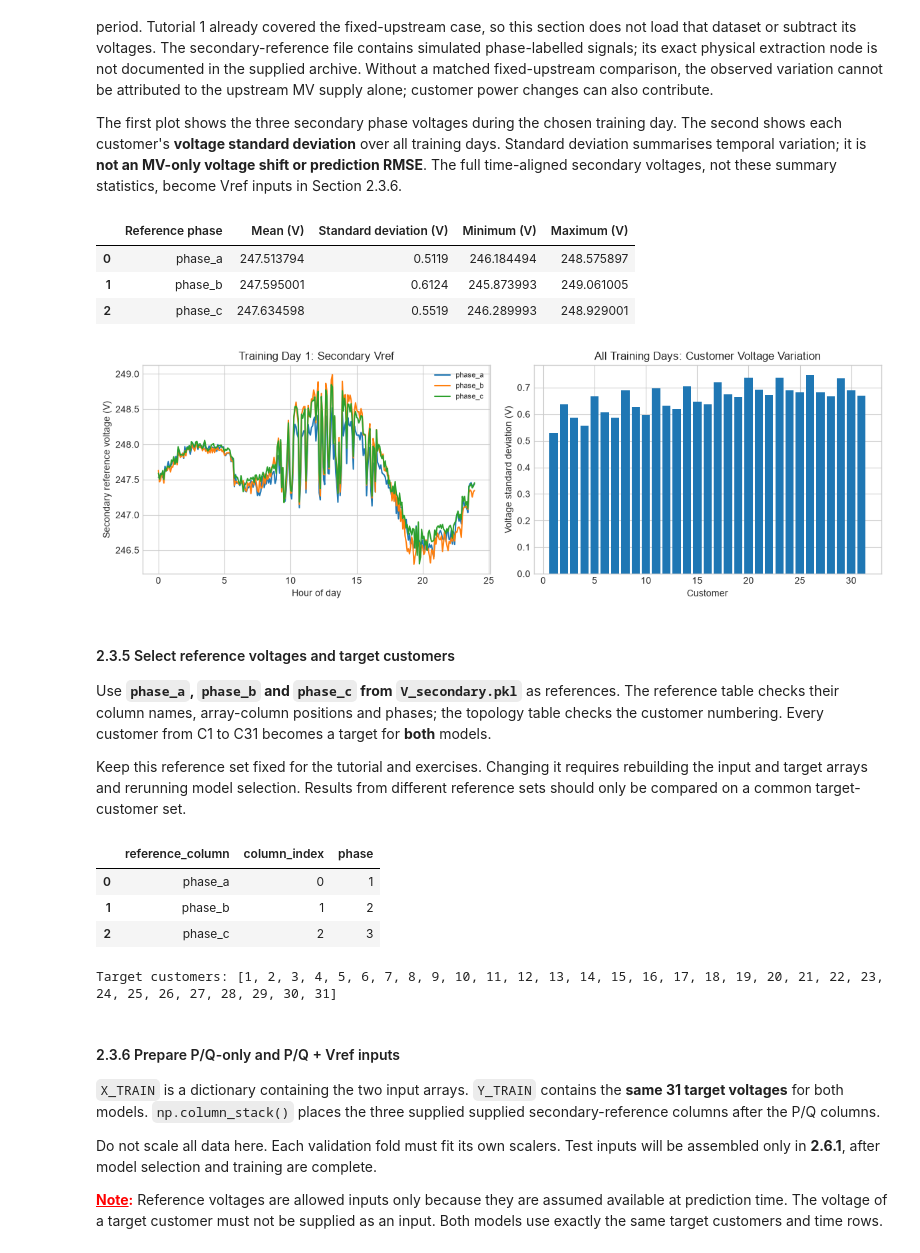
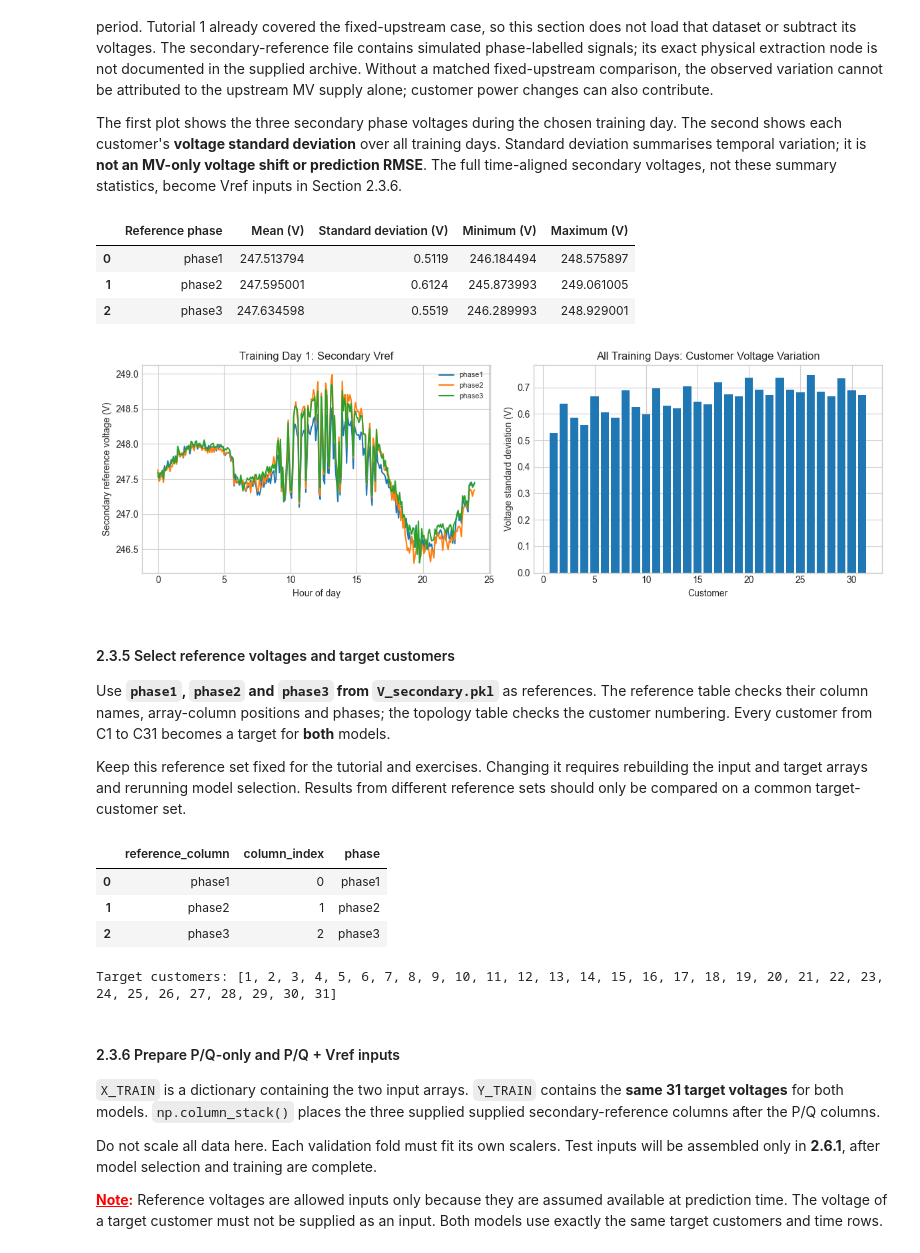
Before and after one commit to Team-Nando-Capstone/Capstone_project_2026_sem1, a Jupyter notebook: Tutorial_2_MV_Effects_Reference_Voltage/Tutorial_2_MV_Effects_Reference_Voltage.ipynb, the cells around one changed output. Saved outputs shown, nothing was run; the diff lists cells and outputs as text; code cells hidden in the pictures.

Commit message:
Update tutorial content and resources

```diff
--- a/Tutorial_2_MV_Effects_Reference_Voltage/Tutorial_2_MV_Effects_Reference_Voltage.ipynb
+++ b/Tutorial_2_MV_Effects_Reference_Voltage/Tutorial_2_MV_Effects_Reference_Voltage.ipynb
@@ -304,10 +308,17 @@ def read_dataframe(path, label):
 
 PQ_mv_tr_df = read_dataframe(data_files["PQ_mv_tr"], "PQ_mv_tr")
 V_mv_tr_df = read_dataframe(data_files["V_mv_tr"], "V_mv_tr")
-V_secondary_mv_tr_df = read_dataframe(data_files["V_secondary_mv_tr"], "V_secondary_mv_tr")
+V_secondary_mv_tr_df = read_dataframe(data_files["V_secondary_mv_tr"], "V_secondary_mv_tr").copy()
 PQ_mv_te_df = read_dataframe(data_files["PQ_mv_te"], "PQ_mv_te")
 V_mv_te_df = read_dataframe(data_files["V_mv_te"], "V_mv_te")
-V_secondary_mv_te_df = read_dataframe(data_files["V_secondary_mv_te"], "V_secondary_mv_te")
+V_secondary_mv_te_df = read_dataframe(data_files["V_secondary_mv_te"], "V_secondary_mv_te").copy()
+
+# Standardise the supplied three-column phase notation used throughout the tutorial.
+REFERENCE_PHASES = ["phase1", "phase2", "phase3"]
+for reference_frame in (V_secondary_mv_tr_df, V_secondary_mv_te_df):
+    if reference_frame.shape[1] != len(REFERENCE_PHASES):
+        raise ValueError("Each secondary-voltage table must contain exactly three phase columns.")
+    reference_frame.columns = REFERENCE_PHASES
 
 # iloc[row selection, column selection]: preview the first three customers.
 print("Varying-upstream training P/Q: first three customers")
@@ -371,7 +382,6 @@ for train_frame, test_frame in [
     if not train_frame.columns.equals(test_frame.columns):
         raise ValueError("Training and test columns must have the same order.")
 
-REFERENCE_PHASES = ["phase_a", "phase_b", "phase_c"]
 if V_secondary_mv_tr_df.columns.tolist() != REFERENCE_PHASES:
     raise ValueError(f"Secondary voltage columns must be {REFERENCE_PHASES} in that order.")
 
@@ -414,38 +424,45 @@ Inspect the supplied **supplied secondary reference voltages** and the customer-
 
 The first plot shows the three secondary phase voltages during the chosen training day. The second shows each customer's **voltage standard deviation** over all training days. Standard deviation summarises temporal variation; it is **not an MV-only voltage shift or prediction RMSE**. The full time-aligned secondary voltages, not these summary statistics, become Vref inputs in Section 2.3.6.
 # %%
+DAY_TO_PLOT = 1
+if not 1 <= DAY_TO_PLOT <= len(V_mv_tr) // STEPS_PER_DAY:
+    raise ValueError("Choose an available training day.")
+start = (DAY_TO_PLOT - 1) * STEPS_PER_DAY
+end = start + STEPS_PER_DAY
+hours = np.arange(STEPS_PER_DAY) * MINUTES_PER_STEP / 60
+
 customer_voltage_std = np.std(V_mv_tr, axis=0)
 display(pd.DataFrame({
     "Reference phase": REFERENCE_PHASES,
     "Mean (V)": V_secondary_mv_tr.mean(axis=0),
     "Standard deviation (V)": V_secondary_mv_tr.std(axis=0),
     "Minimum (V)": V_secondary_mv_tr.min(axis=0),
     "Maximum (V)": V_secondary_mv_tr.max(axis=0),
 }).round(4))
 
 fig, axes = plt.subplots(1, 2, figsize=(12, 4))
 for phase_index, phase_name in enumerate(REFERENCE_PHASES):
     axes[0].plot(hours, V_secondary_mv_tr[start:end, phase_index], label=phase_name)
 axes[0].set_xlabel("Hour of day")
 axes[0].set_ylabel("Secondary reference voltage (V)")
 axes[0].set_title(f"Training Day {DAY_TO_PLOT}: Secondary Vref")
 axes[0].legend(fontsize=8)
 axes[1].bar(np.arange(1, C + 1), customer_voltage_std, color="tab:blue")
 axes[1].set_xlabel("Customer")
 axes[1].set_ylabel("Voltage standard deviation (V)")
 axes[1].set_title("All Training Days: Customer Voltage Variation")
 plt.tight_layout()
 plt.show()
 # %% [output]
 |  | Reference phase | Mean (V) | Standard deviation (V) | Minimum (V) | Maximum (V) |
-| 0 | phase_a | 247.513794 | 0.5119 | 246.184494 | 248.575897 |
-| 1 | phase_b | 247.595001 | 0.6124 | 245.873993 | 249.061005 |
-| 2 | phase_c | 247.634598 | 0.5519 | 246.289993 | 248.929001 |
+| 0 | phase1 | 247.513794 | 0.5119 | 246.184494 | 248.575897 |
+| 1 | phase2 | 247.595001 | 0.6124 | 245.873993 | 249.061005 |
+| 2 | phase3 | 247.634598 | 0.5519 | 246.289993 | 248.929001 |
-[figure, old version]
+[figure, new version]
 # %% [markdown]
 #### 2.3.5 Select reference voltages and target customers
 
-Use **`phase_a`, `phase_b` and `phase_c` from `V_secondary.pkl`** as references. The reference table checks their column names, array-column positions and phases; the topology table checks the customer numbering. Every customer from C1 to C31 becomes a target for **both** models.
+Use **`phase1`, `phase2` and `phase3` from `V_secondary.pkl`** as references. The reference table checks their column names, array-column positions and phases; the topology table checks the customer numbering. Every customer from C1 to C31 becomes a target for **both** models.
 
 Keep this reference set fixed for the tutorial and exercises. Changing it requires rebuilding the input and target arrays and rerunning model selection. Results from different reference sets should only be compared on a common target-customer set.
 # %%
@@ -453,6 +470,8 @@ TOPOLOGY_FILE = resolve_file("network/customer_topology.csv", "customer topology
 topology = pd.read_csv(TOPOLOGY_FILE).sort_values("customer").reset_index(drop=True)
 if not {"customer", "column_index", "phase"}.issubset(topology.columns):
     raise ValueError("The topology table needs customer, column_index and phase columns.")
+if not topology["phase"].isin(REFERENCE_PHASES).all():
+    raise ValueError(f"Topology phase labels must use {REFERENCE_PHASES}.")
 if not np.array_equal(topology["customer"].to_numpy(), np.arange(1, C + 1)):
     raise ValueError("Topology must contain each customer exactly once, from 1 to C.")
 if not np.array_equal(topology["column_index"].to_numpy(), np.arange(C)):
@@ -461,7 +480,7 @@ if not np.array_equal(topology["column_index"].to_numpy(), np.arange(C)):
 reference_info = pd.DataFrame({
     "reference_column": REFERENCE_PHASES,
     "column_index": np.arange(3),
-    "phase": [1, 2, 3],
+    "phase": REFERENCE_PHASES,
 })
 
 TARGET_INDICES = np.arange(C)  # All customers are targets; references come from a separate file.
@@ -470,9 +489,9 @@ display(reference_info[["reference_column", "column_index", "phase"]])
 print("Target customers:", TARGET_CUSTOMERS.tolist())
 # %% [output]
 |  | reference_column | column_index | phase |
-| 0 | phase_a | 0 | 1 |
-| 1 | phase_b | 1 | 2 |
-| 2 | phase_c | 2 | 3 |
+| 0 | phase1 | 0 | phase1 |
+| 1 | phase2 | 1 | phase2 |
+| 2 | phase3 | 2 | phase3 |
 Target customers: [1, 2, 3, 4, 5, 6, 7, 8, 9, 10, 11, 12, 13, 14, 15, 16, 17, 18, 19, 20, 21, 22, 23, 24, 25, 26, 27, 28, 29, 30, 31]
 # %% [markdown]
 #### 2.3.6 Prepare P/Q-only and P/Q + Vref inputs
```
Also changed, not shown: parts of 14 cells of this notebook, 10 other files.
